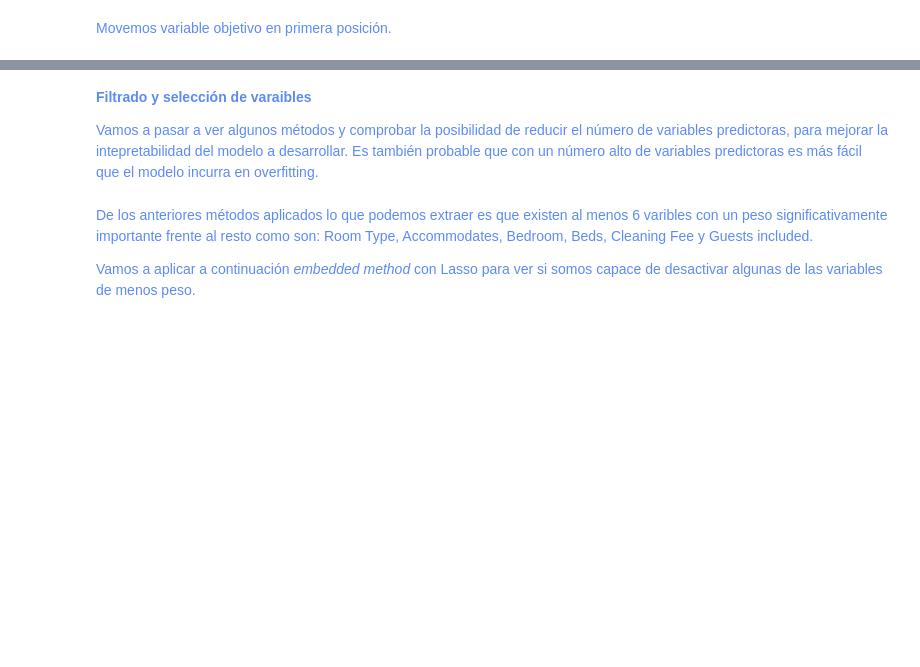
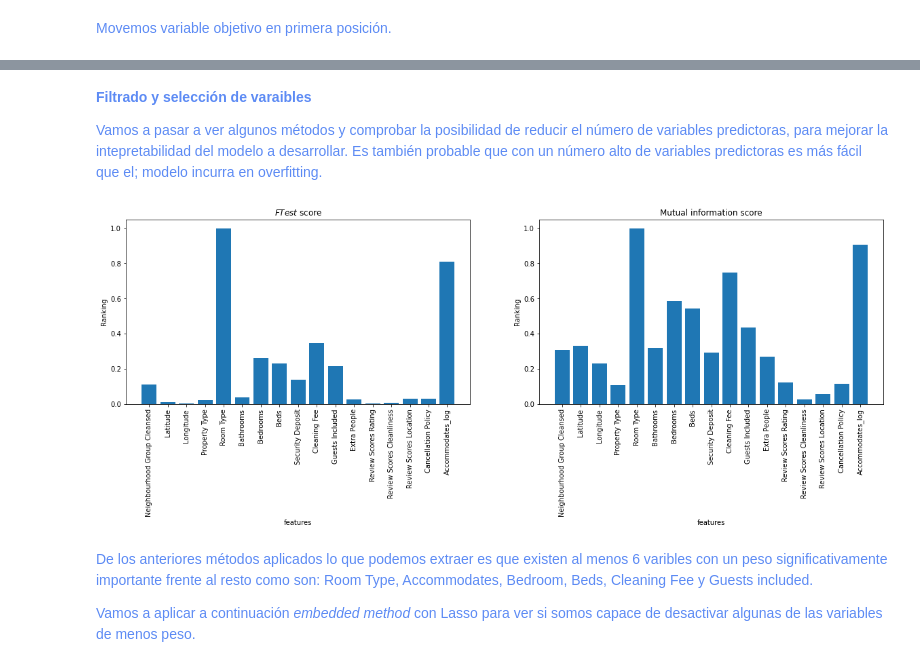
Before and after one commit to IrenaVent/09-machine-learning, a Jupyter notebook: Practica-Machine-Learning-Irena-Vent.ipynb, the cells around one changed output, grey strips where cells are left out. Cells and saved outputs as stored; diff of their text form; code cells hidden in the pictures; blank space fills up the shorter version.

Commit message:
model traning, evaluation & validation

```diff
--- a/Practica-Machine-Learning-Irena-Vent.ipynb
+++ b/Practica-Machine-Learning-Irena-Vent.ipynb
@@ -386,7 +555,7 @@ for n, col in enumerate(columns):
 # %% [markdown]
 <span style="color:#5D8BF4">Movemos variable objetivo en primera posición.</span>
 # %%
-first_column = df_train.pop('Price')
-df_train.insert(0, "Price", first_column)
+first_column = df_train_log.pop('Price_log')
+df_train_log.insert(0, "Price_log", first_column)
 
-df_train.head()
+df_train_log.info()
@@ -393,43 +580,49 @@ df_train.head()
 # %% [markdown]
 <span style="color:#5D8BF4">**Filtrado y selección de varaibles**</span>
 
-<span style="color:#5D8BF4">Vamos a pasar a ver algunos métodos y comprobar la posibilidad de reducir el número de variables predictoras, para mejorar la intepretabilidad del modelo a desarrollar. Es también probable que con un número alto de variables predictoras es más fácil que el modelo incurra en overfitting.</span>
+<span style="color:#5D8BF4">Vamos a pasar a ver algunos métodos y comprobar la posibilidad de reducir el número de variables predictoras, para mejorar la intepretabilidad del modelo a desarrollar. Es también probable que con un número alto de variables predictoras es más fácil que el; modelo incurra en overfitting.</span>
+# %%
+from sklearn import preprocessing
+
+# convertimos el DataFrame al formato necesario para scikit-learn
+data = df_train_log.values
+
+y_train = data[:,0:1]
+X_train = data[:,1:]
+
+scaler = preprocessing.StandardScaler().fit(X_train)
+XtrainScaled = scaler.transform(X_train)
 # %%
 from sklearn.feature_selection import f_regression, mutual_info_regression
 
-# convertimos el DataFrame al formato necesario para scikit-learn
-data = df_train.values
+feature_names = df_train_log.columns[1:]
 
-y = data[:,0:1]     # nos quedamos con la 1ª columna, price
-X = data[:,1:]      # nos quedamos con el resto
-
-feature_names = df_train.columns[1:]
-
-# do calculations
-f_test, _ = f_regression(X, y)
+f_test, _ = f_regression(X_train, y_train)
 f_test /= np.max(f_test)
 
-mi = mutual_info_regression(X, y)
+mi = mutual_info_regression(X_train, y_train)
 mi /= np.max(mi)
 
 # do some plotting
 plt.figure(figsize=(20, 5))
 
 plt.subplot(1,2,1)
-plt.bar(range(X.shape[1]),f_test,  align="center")
-plt.xticks(range(X.shape[1]),feature_names, rotation = 90)
+plt.bar(range(X_train.shape[1]),f_test,  align="center")
+plt.xticks(range(X_train.shape[1]),feature_names, rotation = 90)
 plt.xlabel('features')
 plt.ylabel('Ranking')
 plt.title('$F Test$ score')
 
 plt.subplot(1,2,2)
-plt.bar(range(X.shape[1]),mi, align="center")
-plt.xticks(range(X.shape[1]),feature_names, rotation = 90)
+plt.bar(range(X_train.shape[1]),mi, align="center")
+plt.xticks(range(X_train.shape[1]),feature_names, rotation = 90)
 plt.xlabel('features')
 plt.ylabel('Ranking')
 plt.title('Mutual information score')
 
 plt.show()
+# %% [output]
+[figure, added]
 # %% [markdown]
 <span style="color:#5D8BF4"> De los anteriores métodos aplicados lo que podemos extraer es que existen al menos 6 varibles con un peso significativamente importante frente al resto como son: Room Type, Accommodates, Bedroom, Beds, Cleaning Fee y Guests included. </span>
 
```
Also changed, not shown: parts of 90 cells of this notebook, 1 other file.
